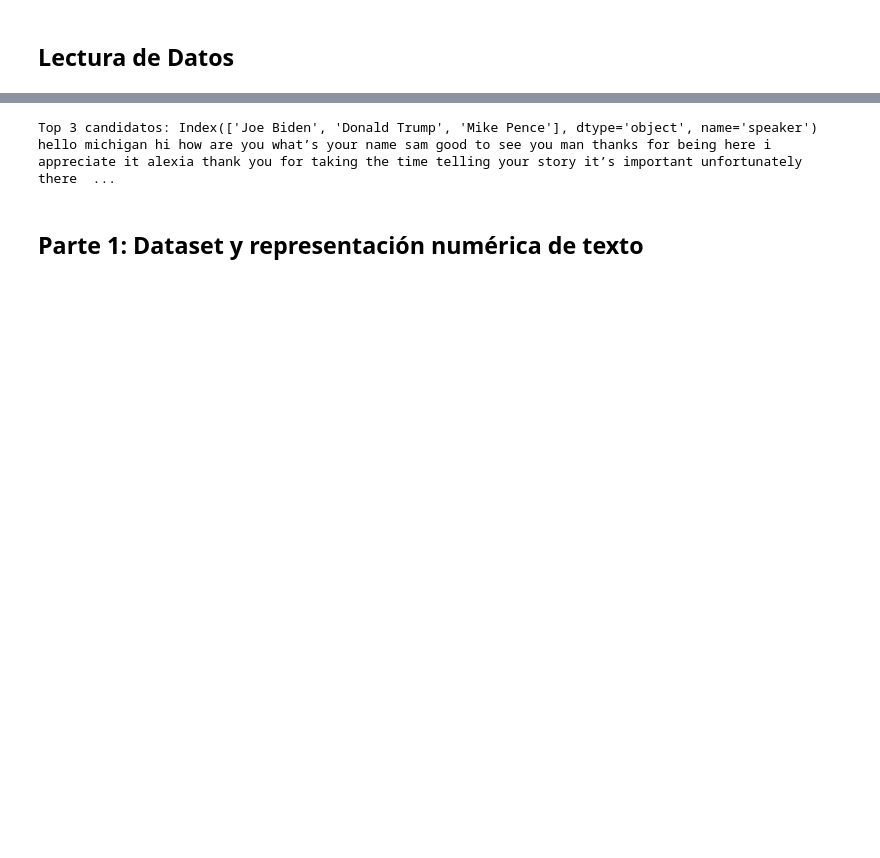
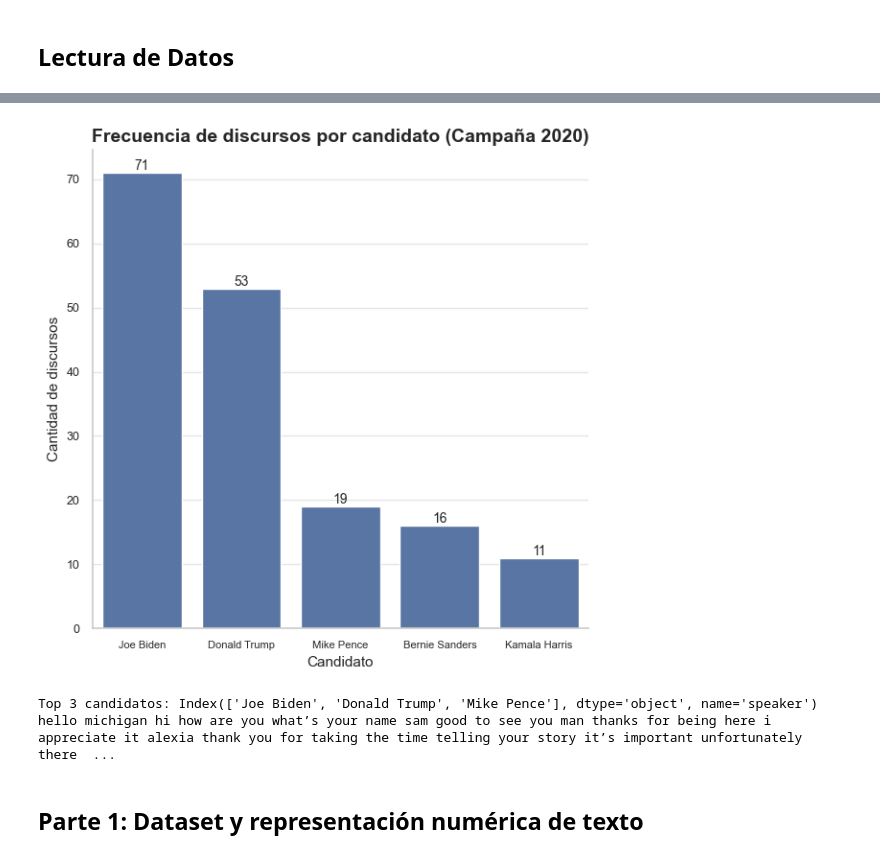
Before and after one commit to campon/intro-cd, a Jupyter notebook: Tarea_2/us2020_propuesta_estudiantes.ipynb, the cells around one changed output, grey strips where cells are left out. Cells and saved outputs as stored; diff of their text form; code cells hidden in the pictures; blank space fills up the shorter version.

```diff
--- a/Tarea_2/us2020_propuesta_estudiantes.ipynb
+++ b/Tarea_2/us2020_propuesta_estudiantes.ipynb
@@ -55,3 +55,5 @@ from sklearn.metrics import precision_score, recall_score
 from sklearn.metrics import ConfusionMatrixDisplay
 from sklearn.model_selection import GridSearchCV
 from sklearn.linear_model import LogisticRegression
+
+sns.set(style="whitegrid")  # Fondo blanco con grilla sutil
@@ -113,6 +113,38 @@ def clean_text(df, column_name):
 # Realizar la limpieza de los datos que crea pertinente. Se espera que usen la función clean_text() de la entrega anterior.
 df_speeches_clean = df_speeches.copy()
 df_speeches_clean['text'] = clean_text(df_speeches_clean, 'text')
+# %%
+
+# Filtrar top 5 oradores
+top_5_candidates = df_speeches_clean["speaker"].value_counts().head(5).index
+data_top5 = df_speeches_clean[df_speeches_clean["speaker"].isin(top_5_candidates)]
+
+# Crear figura
+plt.figure(figsize=(6, 6))
+ax = sns.countplot(data=data_top5, x="speaker", order=top_5_candidates)
+
+# Títulos y etiquetas
+plt.title("Frecuencia de discursos por candidato (Campaña 2020)", fontsize=14, weight='bold')
+plt.xlabel("Candidato", fontsize=11)
+plt.ylabel("Cantidad de discursos", fontsize=11)
+
+# Mostrar valores sobre cada barra
+for p in ax.patches:
+    height = int(p.get_height())
+    ax.annotate(f'{height}',
+                (p.get_x() + p.get_width() / 2., height),
+                ha='center', va='bottom', fontsize=10)
+
+# Ajustar espaciado y estética
+plt.xticks(fontsize=8)
+plt.yticks(fontsize=9)
+plt.grid(axis='y', alpha=0.5)
+sns.despine()  # Elimina borde superior y derecho
+
+plt.tight_layout()
+plt.show()
+# %% [output]
+[figure, added]
 # %%
 # Filtramos los 3 candidatos con más discursos.
 top_3_candidates = df_speeches_clean["speaker"].value_counts().head(3).index
```
Also changed, not shown: parts of 8 cells of this notebook.
